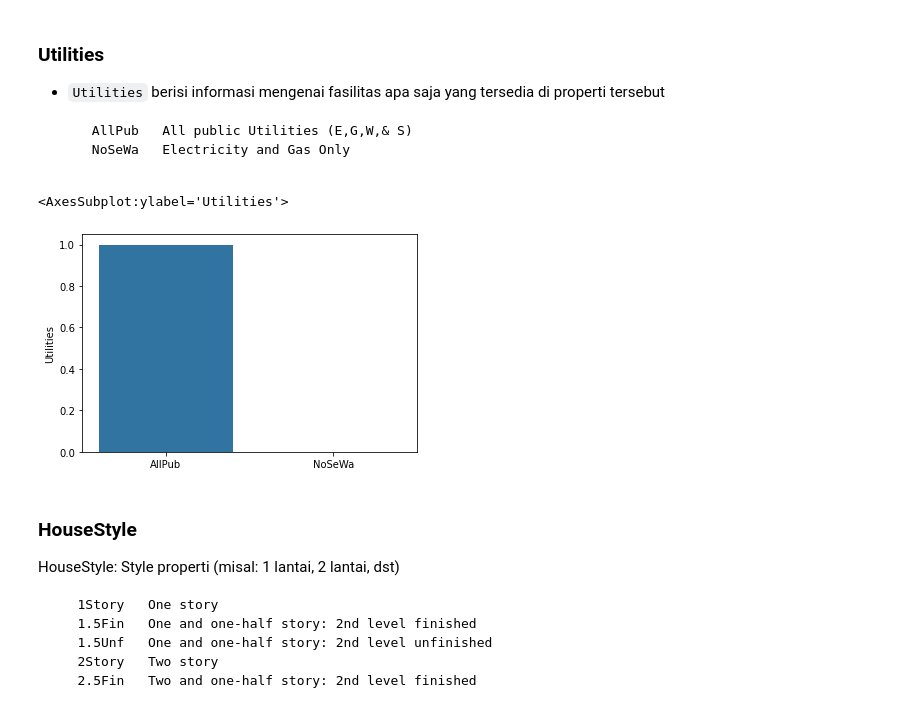
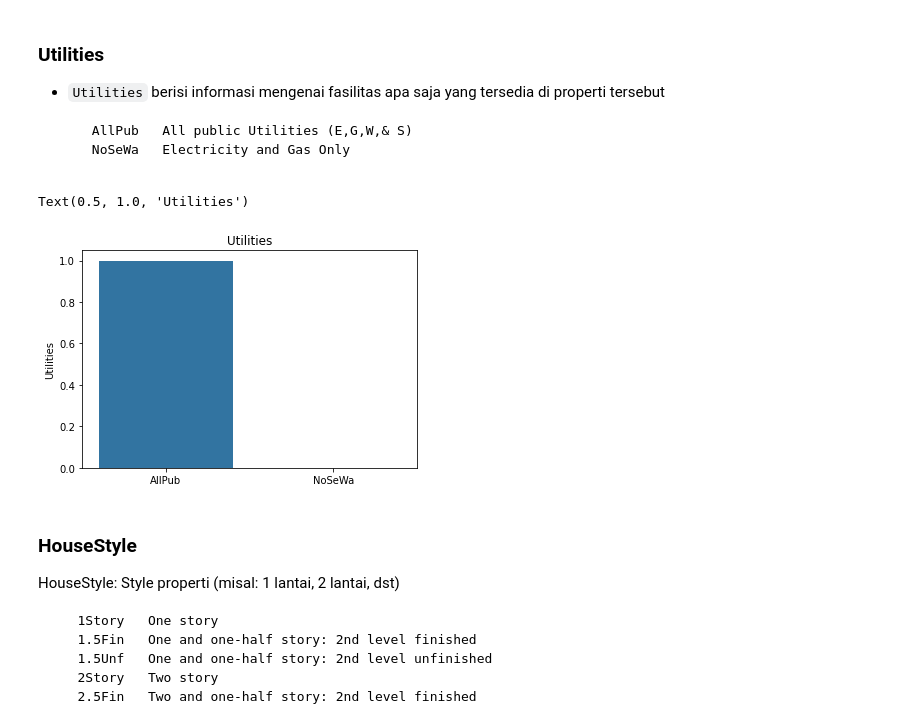
Before and after one commit to RafifGhani/Project-2, a Jupyter notebook: Project_Based_Learning_Case_02.ipynb, the cells around one changed output. Cells and saved outputs as stored; diff of their text form; code cells hidden in the pictures.

Commit message:
Revisi Project 2
Menambahkan judul pada setiap plot dan menampilkan nilai korelasi

```diff
--- a/Project_Based_Learning_Case_02.ipynb
+++ b/Project_Based_Learning_Case_02.ipynb
@@ -154,9 +154,10 @@ df_categorical.head
 # %%
 sns.barplot(x = df_categorical['Utilities'].value_counts().index,
             y = df_categorical['Utilities'].value_counts(normalize = True))
+plt.title('Utilities')
 # %% [output]
-<AxesSubplot:ylabel='Utilities'>
+Text(0.5, 1.0, 'Utilities')
-[figure, old version]
+[figure, new version]
 # %% [markdown]
 ### HouseStyle
 
```
Also changed, not shown: parts of 18 cells of this notebook.
